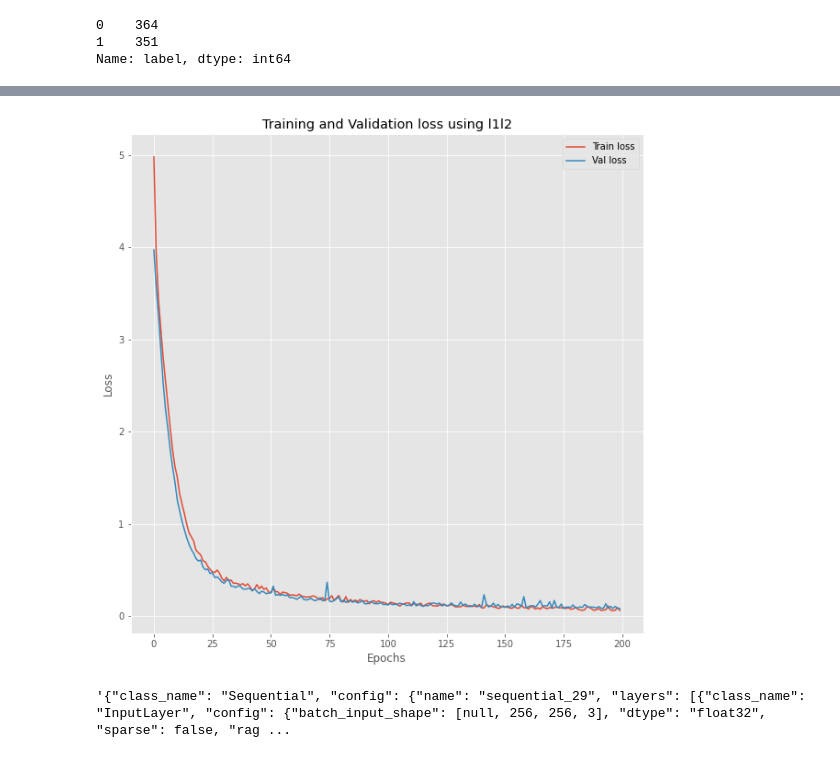
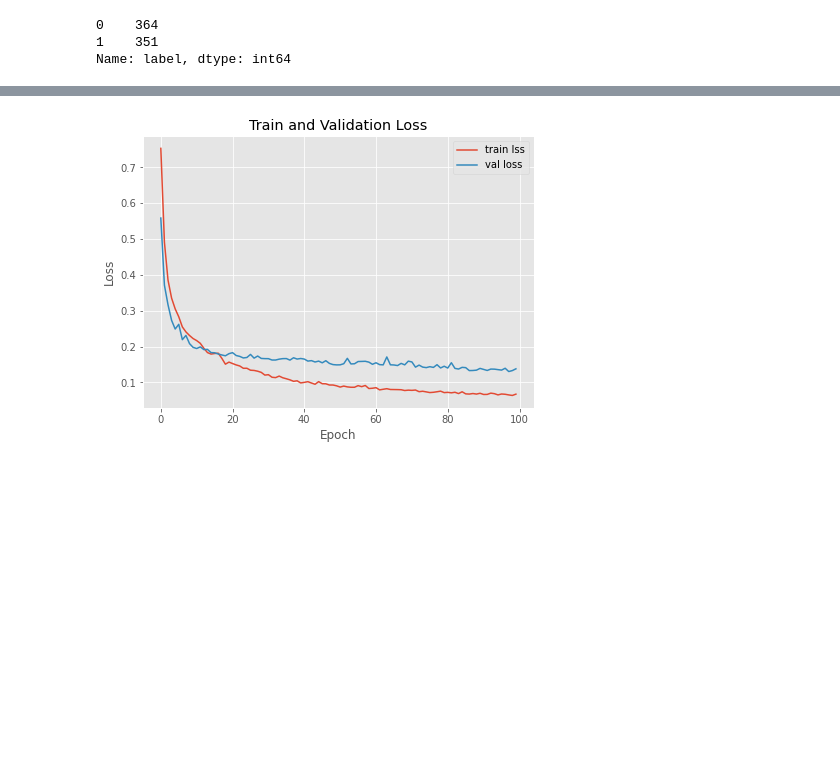
Before and after one commit to sulaiman-kagumire/MCS7204-Deep-Learning-Project, a Jupyter notebook: chest_opacity_classification.ipynb, the cells around one changed output, grey strips where cells are left out. Drawn from its saved outputs; the diff is of its cells as text; code cells hidden in the pictures; blank space fills up the shorter version.

```diff
--- a/chest_opacity_classification.ipynb
+++ b/chest_opacity_classification.ipynb
@@ -145,0 +250,14 @@ datagen = ImageDataGenerator(rotation_range=20,
+# %%
+validation_datagen = ImageDataGenerator(
+    rescale = 1./255)
+
+
+valid_datagen = validation_datagen.flow_from_dataframe(val_set,
+                                            directory = image_dir,
+                                            x_col = "image",
+                                            y_col = "label",
+                                            target_size = (image_size, image_size),
+                                            class_mode = "binary",
+                                            # color_mode='grayscale',
+                                            batch_size=13,
+                                            )
@@ -235,11 +382,11 @@ model.summary()
-# %%
-model.compile(optimizer = Adam(learning_rate=1e-4), loss = "binary_crossentropy", metrics = ["accuracy"])
 # %%
-filepath = "chest_opacity.h5"
+filepath = "opacity_model.h5"
 
-callbacks = [ReduceLROnPlateau(monitor='val_loss', patience=3, verbose=1, factor=0.1),
-             EarlyStopping(monitor='val_loss', patience=3,),
-             ModelCheckpoint(filepath=filepath, monitor='val_loss', save_best_only=True),
+callbacks = [ReduceLROnPlateau(monitor='val_loss', patience=1, verbose=1, factor=0.2, min_delta=1e-7),
+             EarlyStopping(monitor='val_loss', patience=5, min_delta=1e-7),
+             ModelCheckpoint(filepath=filepath, monitor='val_loss', save_best_only=True)
              ]
+model.compile(loss='binary_crossentropy'
+              , optimizer = optimizers.Adam(learning_rate=1e-4), metrics='binary_accuracy')
 # %%
-history = model.fit(train_datagen, epochs = 200, validation_data = valid_datagen, batch_size=1)
+history = model.fit(train_datagen, epochs = 100, validation_data = valid_datagen)
@@ -261,10 +447,12 @@ plt.legend();
 # %%
-plt.figure(figsize=(10, 10))
-plt.plot(his['loss'], label='Train loss')
-plt.plot(his['val_loss'], label='Val loss')
-plt.title('Training and Validation loss using l1l2')
-plt.xlabel('Epochs')
-plt.ylabel('Loss')
-plt.legend();
+plt.figure(figsize=(7,5))
+plt.plot(np.arange(0, 100), history.history["loss"], label="train lss")
+plt.plot(np.arange(0, 100), history.history["val_loss"], label="val loss")
+plt.title("Train and Validation Loss")
+plt.xlabel("Epoch")
+plt.ylabel("Loss")
+plt.legend()
+
+plt.show()
 # %% [output]
-[figure, old version]
+[figure, new version]
@@ -273,4 +458,0 @@ model_json = history.model.to_json()
-# %%
-model_json
-# %% [output]
-'{"class_name": "Sequential", "config": {"name": "sequential_29", "layers": [{"class_name": "InputLayer", "config": {"batch_input_shape": [null, 256, 256, 3], "dtype": "float32", "sparse": false, "rag ...
```
Also changed, not shown: parts of 58 cells of this notebook.
